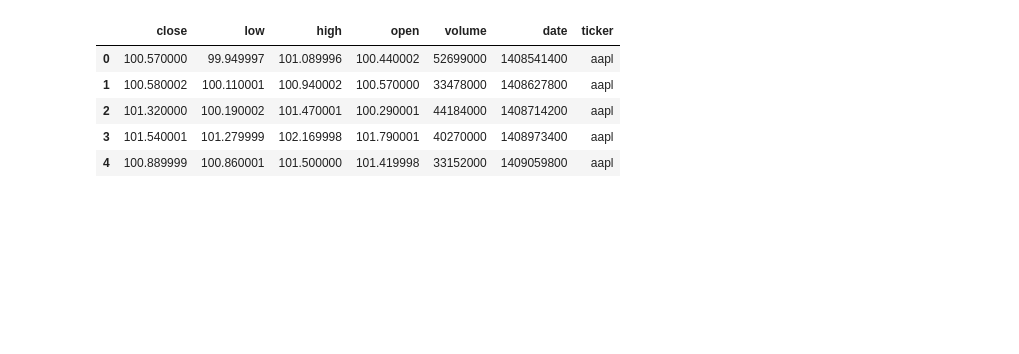
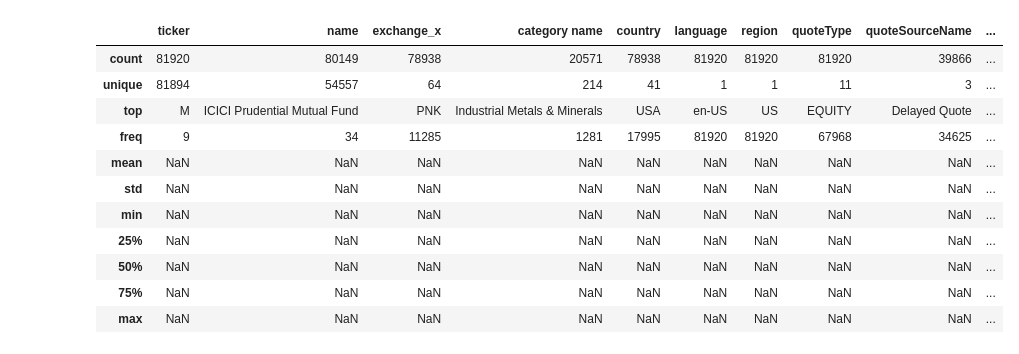
Before and after one commit to fmind/invest, a Jupyter notebook: notebooks/downloads.ipynb, the cells around one changed output. Cells and saved outputs as stored; diff of their text form; code cells hidden in the pictures; blank space fills up the shorter version.

```diff
--- a/notebooks/downloads.ipynb
+++ b/notebooks/downloads.ipynb
@@ -81,3 +103,18 @@ extras.head()
+# %%
+extras.describe(include='all')
+# %% [output]
+|  | ticker | name | exchange_x | category name | country | language | region | quoteType | quoteSourceName | ... |
+| count | 81920 | 80149 | 78938 | 20571 | 78938 | 81920 | 81920 | 81920 | 39866 | ... |
+| unique | 81894 | 54557 | 64 | 214 | 41 | 1 | 1 | 11 | 3 | ... |
+| top | M | ICICI Prudential Mutual Fund | PNK | Industrial Metals & Minerals | USA | en-US | US | EQUITY | Delayed Quote | ... |
+| freq | 9 | 34 | 11285 | 1281 | 17995 | 81920 | 81920 | 67968 | 34625 | ... |
+| mean | NaN | NaN | NaN | NaN | NaN | NaN | NaN | NaN | NaN | ... |
+| std | NaN | NaN | NaN | NaN | NaN | NaN | NaN | NaN | NaN | ... |
+| min | NaN | NaN | NaN | NaN | NaN | NaN | NaN | NaN | NaN | ... |
+| 25% | NaN | NaN | NaN | NaN | NaN | NaN | NaN | NaN | NaN | ... |
+| 50% | NaN | NaN | NaN | NaN | NaN | NaN | NaN | NaN | NaN | ... |
+| 75% | NaN | NaN | NaN | NaN | NaN | NaN | NaN | NaN | NaN | ... |
+| max | NaN | NaN | NaN | NaN | NaN | NaN | NaN | NaN | NaN | ... |
 # %%
 extras.to_csv('../datasets/extras.csv.gz')
 # %%
@@ -92,27 +129,17 @@ def download_data(ticker, range='5y', interval='1d', events='div,splits'):
 
     try:
         res = requests.get(url=url, params=params).json()
-        chart = res.get('chart', {}).get('result', {})[0]
-        quotes = chart['indicators']['quote'][0]
-        dividends = chart['events']['dividends']
+        result = res['chart']['result'][0]
+        events = result['events']['dividends']
+        indicators = result['indicators']['quote'][0]
 
-        indics = pd.DataFrame(quotes).assign(date=chart['timestamp'], ticker=ticker)
-        events = pd.DataFrame(dividends.values()).assign(ticker=ticker)
+        quotes = pd.DataFrame(indicators).assign(date=result['timestamp'], ticker=ticker)
+        dividends = pd.DataFrame(events.values()).assign(ticker=ticker)
 
-        return indics, events
-    except:
+        return quotes, dividends
+    except Exception as e:
+        # fail silently
         return None
-
-indics, events = download_data('aapl')
-
-indics.head()
-# %% [output]
-|  | close | low | high | open | volume | date | ticker |
-| 0 | 100.570000 | 99.949997 | 101.089996 | 100.440002 | 52699000 | 1408541400 | aapl |
-| 1 | 100.580002 | 100.110001 | 100.940002 | 100.570000 | 33478000 | 1408627800 | aapl |
-| 2 | 101.320000 | 100.190002 | 101.470001 | 100.290001 | 44184000 | 1408714200 | aapl |
-| 3 | 101.540001 | 101.279999 | 102.169998 | 101.790001 | 40270000 | 1408973400 | aapl |
-| 4 | 100.889999 | 100.860001 | 101.500000 | 101.419998 | 33152000 | 1409059800 | aapl |
 # %%
 with ThreadPoolExecutor() as executor:
     gen = executor.map(download_data, tickers)
```
Also changed, not shown: parts of 19 cells of this notebook, 11 other files.
